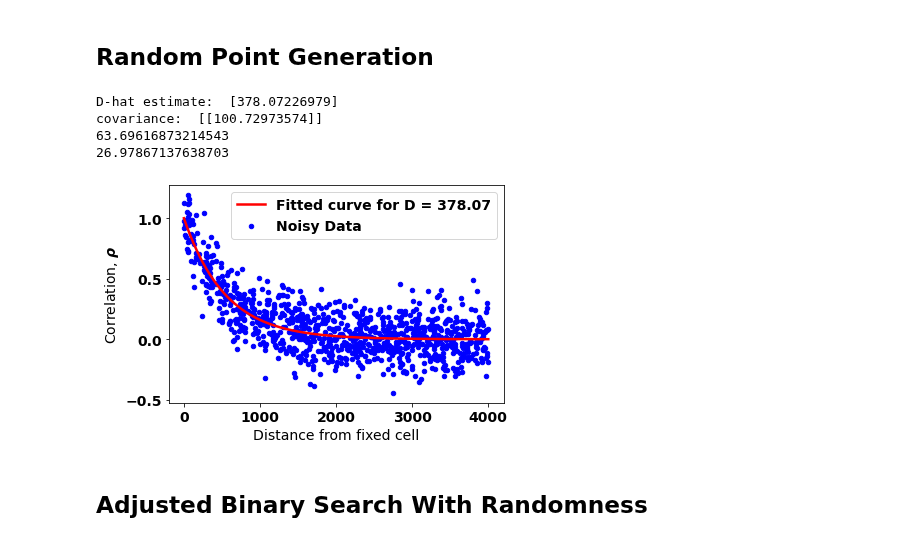
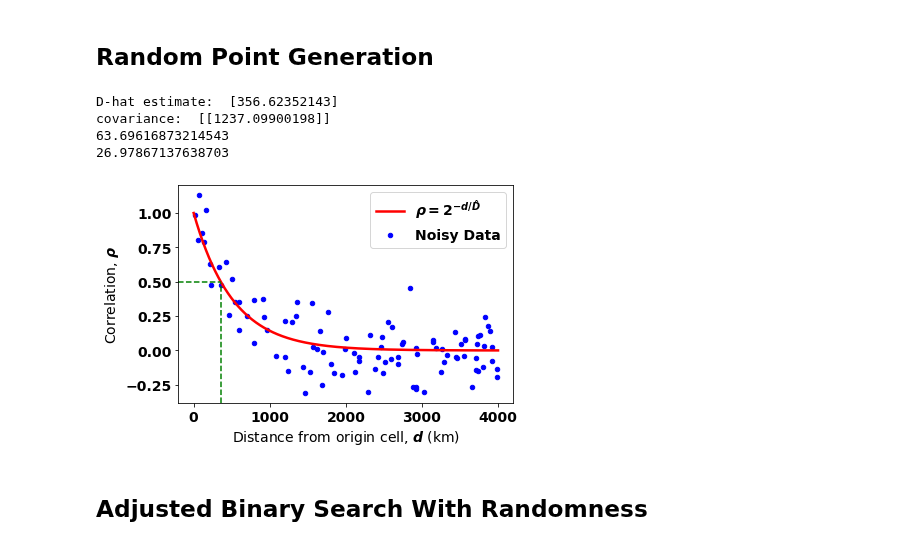
Before and after one commit to mustafa-majid-uu/curvefit_sampling, a Jupyter notebook: ex_ABS.ipynb, the cells around one changed output. Saved outputs shown, nothing was run; the diff lists cells and outputs as text; code cells hidden in the pictures.

Commit message:
graphs

```diff
--- a/ex_ABS.ipynb
+++ b/ex_ABS.ipynb
@@ -97,42 +97,53 @@ def generate_random_samples(n,lower_bound,upper_bound,err):
     for i in range(n):
         d= rng.uniform(low=lower_bound,high=upper_bound,size=1)[0] #generate random distance value from fixed cell as a sample from a uniform distribution, in the range L.B. to U.B.
         rho_noisy = generate_value(d,err)
 
         x.append(d)
         y.append(rho_noisy)
     return (x,y)
 
 #Generate scatter plot of distance vs correlation, with random colors to help differentiate overlapping points.
-m = 1000 #number of samples
+m = 100 #number of samples
 x,y = generate_random_samples(m,0,MaxDistance,e) #pass distance bounds and st. error
 plt.figure(0)
-plt.scatter(x,y, c='blue', s=20)
+plt.scatter(x,y, c='blue', s=20, label = "Noisy Data")
 
-plt.xlabel("Distance from fixed cell")
+plt.xlabel("Distance from origin cell, $d$ (km)")
 plt.ylabel(r'Correlation, $\rho$')
 #plt.title("Scatter plot of generated distance and correlation values")
 
 params, covs = optimize.curve_fit(cordist, xdata = x, ydata = y, p0=rp0) #fit curve with generated data and initial guess for parameter as 400km
 
 print("D-hat estimate: ", params) #this prints the value of b (corr. distance) estimated from the curve fit on the generated data
 print("covariance: ", covs)
 
 #Plot the fitted curve by calculating y values based on rho without noise
 axis_d = np.array(range(MaxDistance)) #prepare the axis for the fitted line
 yfit = 2**(-axis_d/params[0]) #use the estimated D-hat for the fitted line
-plt.plot(axis_d, yfit, c='red',linewidth='2.5')
-l_strg = "Fitted curve for " + "D" + " = " + str(round(params[0],2))
-plt.legend((l_strg,'Noisy Data'))
+l_strg = r"$\rho = 2^{-d/\hat{D}}$"
+plt.plot(axis_d, yfit, c='red',linewidth='2.5', label = l_strg)
+
+
+plt.axvline(x=params[0], color='g', linestyle='--', ymax = 0.55)
+
+plt.axhline(y=0.5, linestyle='--', color='green', xmax=params[0]/2800)
+
+plt.legend()
+
+
+
 
 rng = Generator(PCG64(seed=0))
 print(rng.uniform(low=0,high=100,size=1)[0])
 print(rng.uniform(low=0,high=100,size=1)[0])
+
+plt.savefig('egspread.pdf',format='pdf',bbox_inches='tight')
 # %% [output]
-D-hat estimate:  [378.07226979]
-covariance:  [[100.72973574]]
+D-hat estimate:  [356.62352143]
+covariance:  [[1237.09900198]]
 63.69616873214543
 26.97867137638703
-[figure, old version]
+[figure, new version]
 # %% [markdown]
 <h2>Adjusted Binary Search With Randomness</h2>
 # %%
```
Also changed, not shown: 18 other files.
